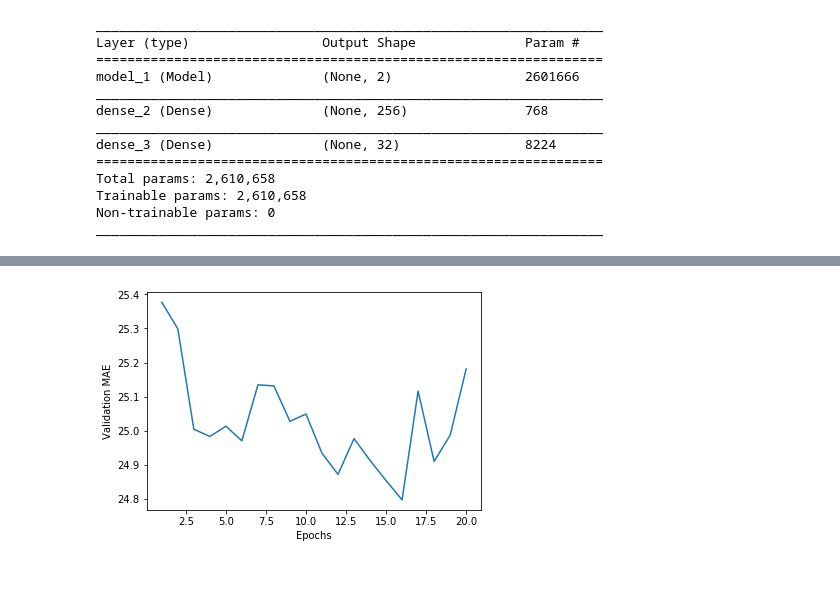
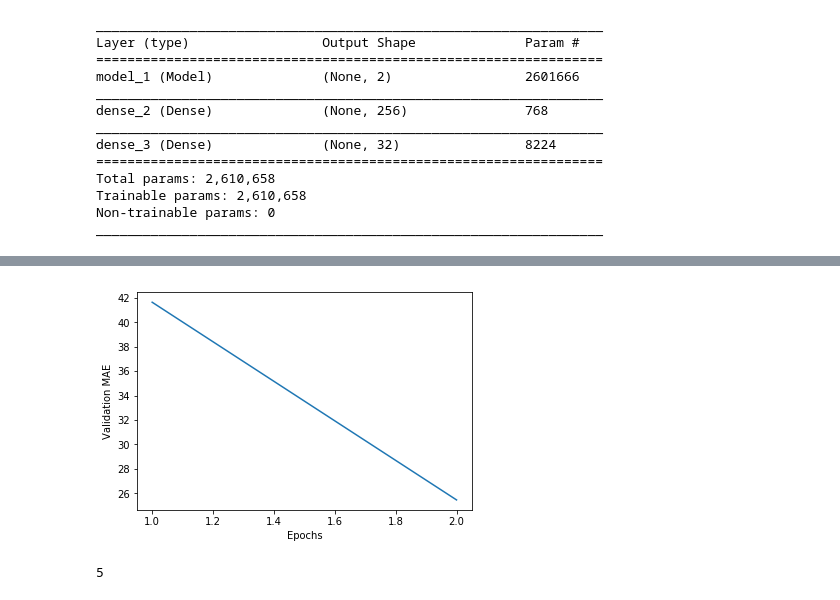
Before and after one commit to kjprice/smu-capstone, a Jupyter notebook: notebooks/Hands_localization.ipynb, the cells around one changed output, grey strips where cells are left out. Saved outputs shown, nothing was run; the diff lists cells and outputs as text; code cells hidden in the pictures.

```diff
--- a/notebooks/Hands_localization.ipynb
+++ b/notebooks/Hands_localization.ipynb
@@ -268,9 +308,9 @@ def plot_mae(history):
     plt.ylabel('Validation MAE')
     plt.show()
 # %%
-num_epochs = 20
-history = model.fit([x], y,
-                    epochs=num_epochs, batch_size=1, verbose=0)
+num_epochs = 2
+%time history = model.fit([x_train], y_train, \
+                          epochs=num_epochs, batch_size=1, verbose=1)
 
 plot_mae(history)
 # %% [output]
@@ -277 +323,5 @@ plot_mae(history)
-[figure, old version]
+[figure, new version]
+# %%
+len(load_annotations('/Users/kjprice/Library/Projects/smu/capstone/data/original/hand_dataset/validation_dataset/validation_data/annotations/Movie_4weds_1.mat'))
+# %% [output]
+5
```
Also changed, not shown: parts of 16 cells of this notebook.
